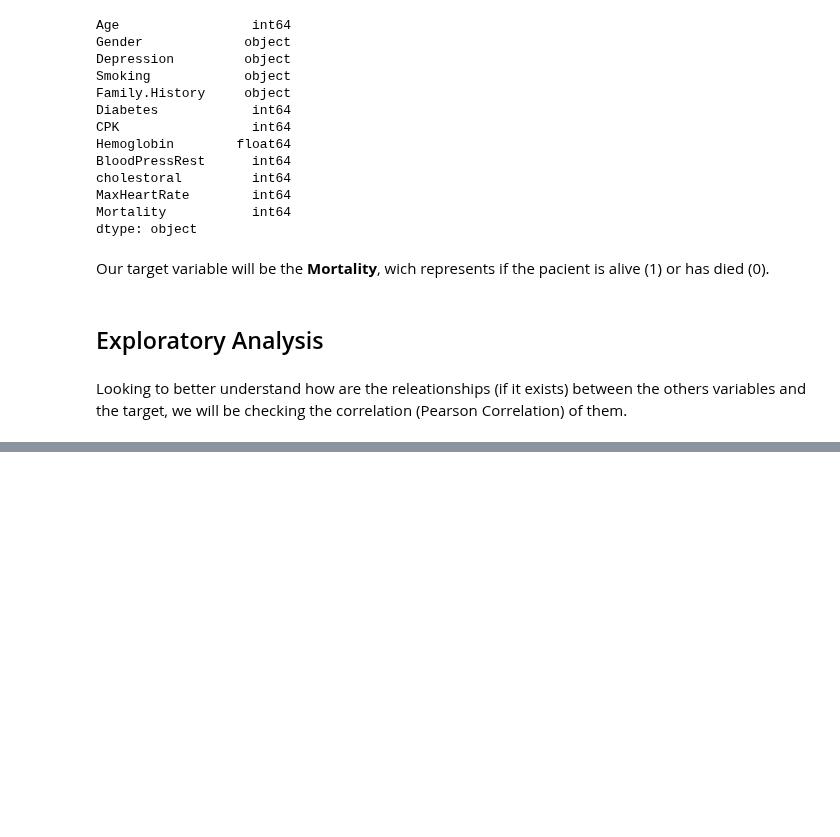
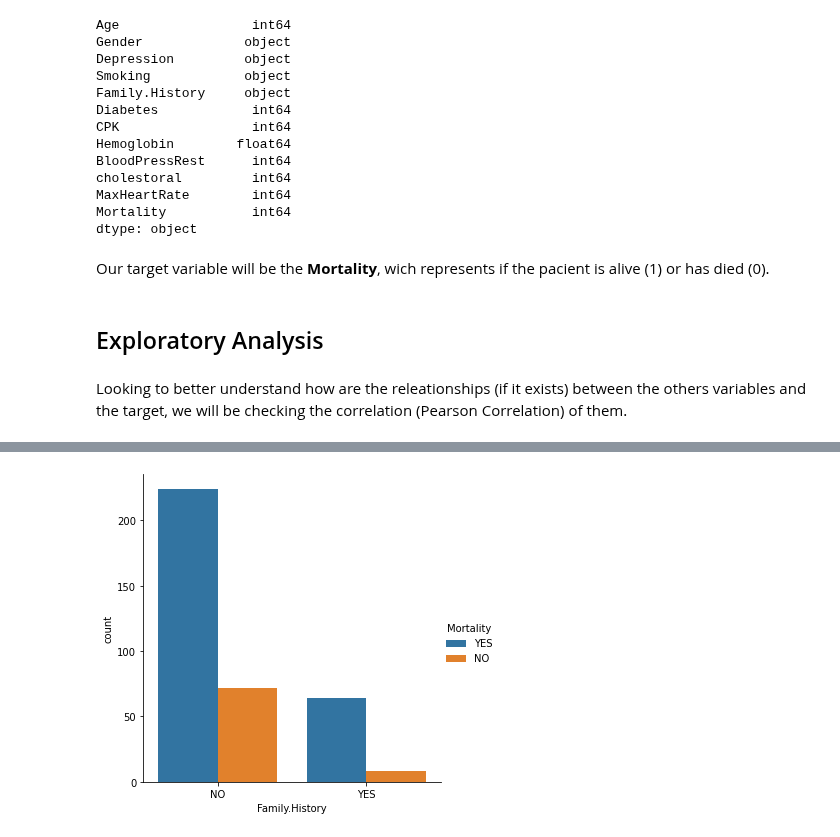
Before and after one commit to RenanGroot/Analise-Exploratoria-ENEM2019, a Jupyter notebook: Heart-Failure-Prediction.ipynb, the cells around one changed output, grey strips where cells are left out. Saved outputs shown, nothing was run; the diff lists cells and outputs as text; code cells hidden in the pictures; blank space fills up the shorter version.

```diff
--- a/Heart-Failure-Prediction.ipynb
+++ b/Heart-Failure-Prediction.ipynb
@@ -170,0 +202,6 @@ plt.show()
+# %%
+sns.catplot(data=df_categorical, x="Family.History", kind="count", hue="Mortality")
+
+plt.show()
+# %% [output]
+[figure, added]
```
Also changed, not shown: parts of 7 cells of this notebook.
